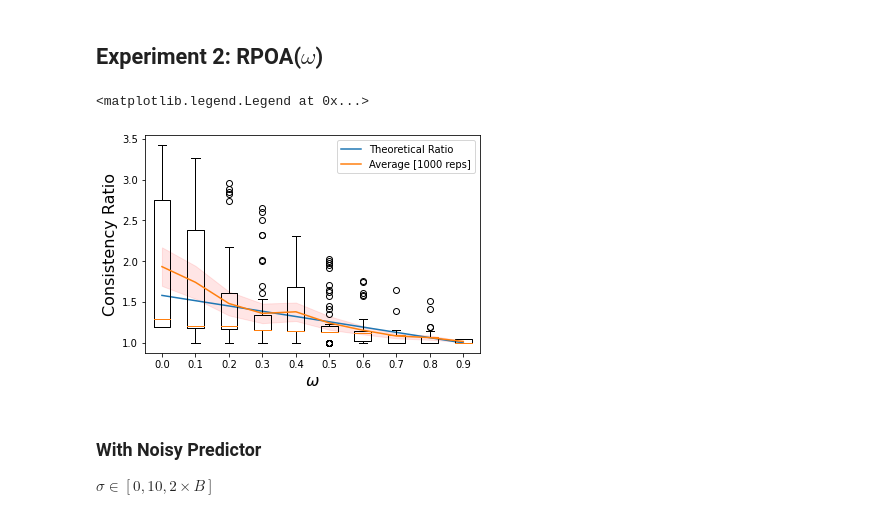
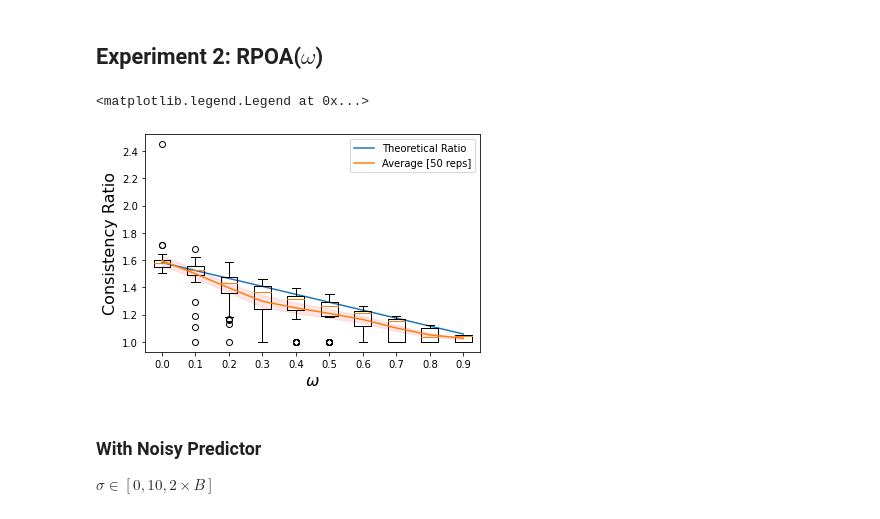
Before and after one commit to majid-khonji/rent-or-buy, a Jupyter notebook: test.ipynb, the cells around one changed output. Saved outputs shown, nothing was run; the diff lists cells and outputs as text; code cells hidden in the pictures.

```diff
--- a/test.ipynb
+++ b/test.ipynb
@@ -108,7 +108,7 @@ plt.legend(loc='upper left')
 # %%
 w_list = np.arange(0,1,.1)
 repeat = 50
-alg_reps = 1000
+alg_reps = 50
 c_ratio = np.zeros((len(w_list), repeat))
 for idx,w in enumerate(w_list):
     for j in np.arange(repeat):
@@ -124,22 +124,22 @@ for idx,w in enumerate(w_list):
 # %%
 avg_ratio = np.mean(c_ratio, axis=1)
 ci = 1.96 * np.std(c_ratio,axis=1)/np.sqrt(repeat)
 
 plt.clf()
 plt.xlabel("$\omega$", fontsize=16)
 plt.ylabel("Consistency Ratio", fontsize=16)
-plt.plot([1, 10], [np.exp(1)/(np.exp(1) - 1), (np.exp(1)-.9)/(np.exp(1) - .9)  ], label= "Theoretical Ratio")
+plt.plot([1, 10], [(np.exp(1)-0)/(np.exp(1) - 1), (np.exp(1)-.9)/(np.exp(1) - 1)  ], label= "Theoretical Ratio")
 plt.boxplot(c_ratio.transpose());
 positions = np.arange(1, len(w_list)+1)
 plt.plot(positions, avg_ratio, label = "Average [%d reps]"%alg_reps)
 plt.fill_between(positions, (avg_ratio-ci), (avg_ratio+ci), color='r', alpha=.1)
 
 formated_list = ['%.1f' % elem for elem in w_list ]
 plt.xticks(positions, formated_list);
 plt.legend()
 # %% [output]
 <matplotlib.legend.Legend at 0x...>
-[figure, old version]
+[figure, new version]
 # %% [markdown]
 ### With Noisy Predictor
 $\sigma \in [0,10, 2\times B]$
```
Also changed, not shown: parts of 1 cell of this notebook, 2 other files.
